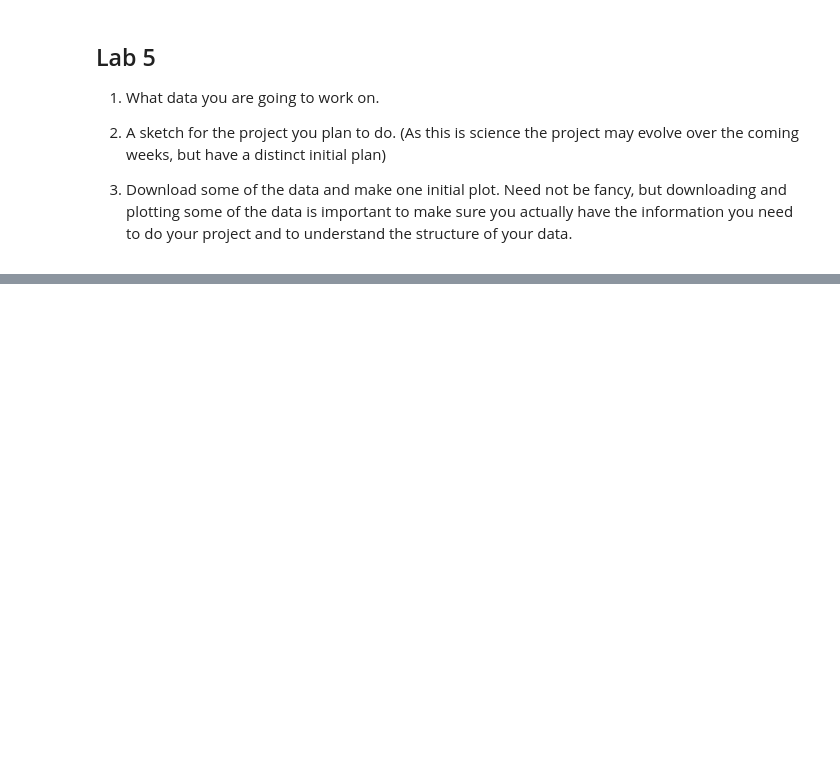
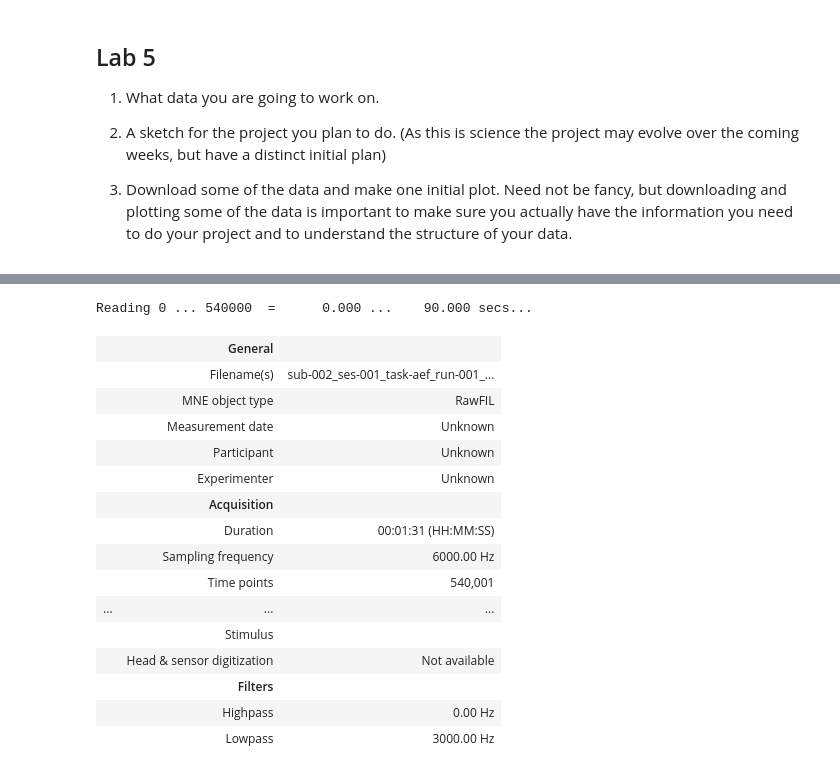
Before and after one commit to OwenCJ/Adv_lab-phys-434, a Jupyter notebook: Lab_5.ipynb, the cells around one changed output, grey strips where cells are left out. Cells and saved outputs as stored; diff of their text form; code cells hidden in the pictures; blank space fills up the shorter version.

```diff
--- a/Lab_5.ipynb
+++ b/Lab_5.ipynb
@@ -15,0 +24,36 @@ The goal is to identify a stellar stream using kinematic information (and potent
+# %%
+# Importing data
+
+import matplotlib.pyplot as plt
+import numpy as np
+import mne
+
+data_path = mne.datasets.ucl_opm_auditory.data_path()
+subject = "sub-002"
+opm_file = (
+    data_path / subject / "ses-001" / "meg" / "sub-002_ses-001_task-aef_run-001_meg.bin"
+)
+subjects_dir = data_path / "derivatives" / "freesurfer" / "subjects"
+
+# For now we are going to assume the device and head coordinate frames are
+# identical (even though this is incorrect), so we pass verbose='error'
+raw = mne.io.read_raw_fil(opm_file, verbose="error")
+raw.crop(120, 210).load_data()  # crop for speed
+# %% [output]
+Reading 0 ... 540000  =      0.000 ...    90.000 secs...
+|  | General |  |
+|  | Filename(s) | sub-002_ses-001_task-aef_run-001_... |
+|  | MNE object type | RawFIL |
+|  | Measurement date | Unknown |
+|  | Participant | Unknown |
+|  | Experimenter | Unknown |
+|  | Acquisition |  |
+|  | Duration | 00:01:31 (HH:MM:SS) |
+|  | Sampling frequency | 6000.00 Hz |
+|  | Time points | 540,001 |
+| ... | ... | ... |
+|  | Stimulus |  |
+|  | Head & sensor digitization | Not available |
+|  | Filters |  |
+|  | Highpass | 0.00 Hz |
+|  | Lowpass | 3000.00 Hz |
```
Also changed, not shown: parts of 2 cells of this notebook.
